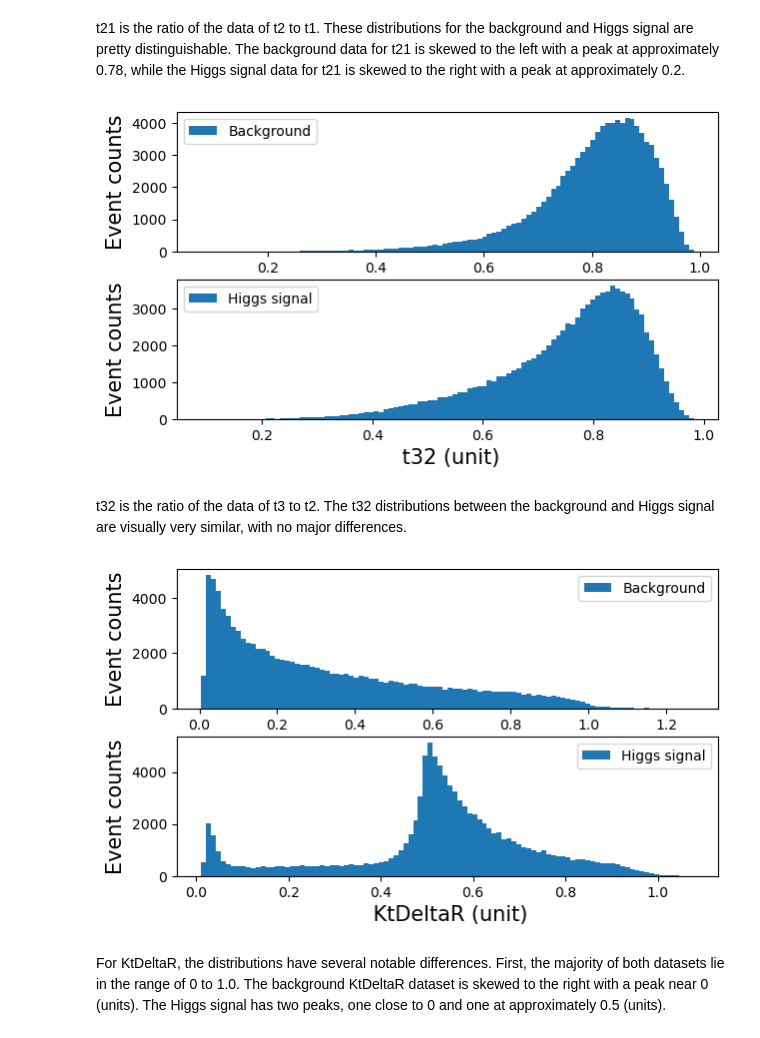
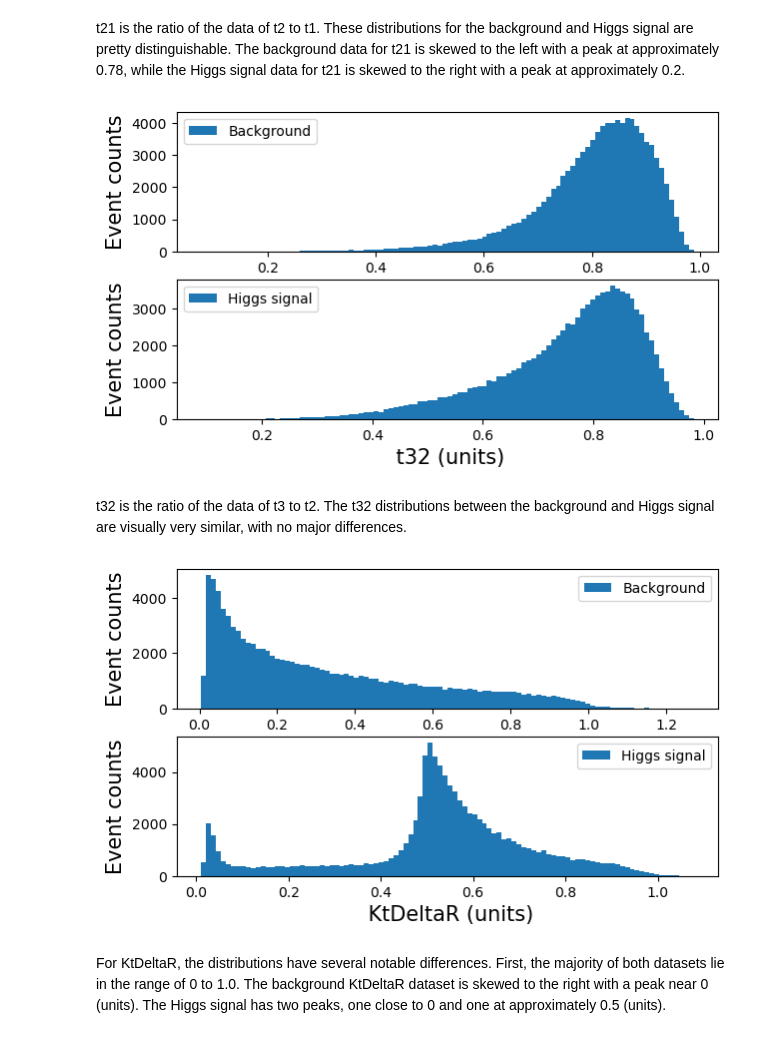
Before and after one commit to jenniv27/phys434, a Jupyter notebook: Labs/Lab5.ipynb, the cells around one changed output. Cells and saved outputs as stored; diff of their text form; code cells hidden in the pictures.

```diff
--- a/Labs/Lab5.ipynb
+++ b/Labs/Lab5.ipynb
@@ -222,15 +225,15 @@ plot_qcd_higgs('t21', 'unit')
 # %% [markdown]
 t21 is the ratio of the data of t2 to t1. These distributions for the background and Higgs signal are pretty distinguishable. The background data for t21 is skewed to the left with a peak at approximately 0.78, while the Higgs signal data for t21 is skewed to the right with a peak at approximately 0.2.
 # %%
-plot_qcd_higgs('t32', 'unit')
+plot_qcd_higgs('t32', 'units')
 # %% [output]
-[figure, old version]
+[figure, new version]
 # %% [markdown]
 t32 is the ratio of the data of t3 to t2. The t32 distributions between the background and Higgs signal are visually very similar, with no major differences.
 # %%
-plot_qcd_higgs('KtDeltaR', 'unit')
+plot_qcd_higgs('KtDeltaR', 'units')
 # %% [output]
-[figure, old version]
+[figure, new version]
 # %% [markdown]
 For KtDeltaR, the distributions have several notable differences. First, the majority of both datasets lie in the range of 0 to 1.0. The background KtDeltaR dataset is skewed to the right with a peak near 0 (units). The Higgs signal has two peaks, one close to 0 and one at approximately 0.5 (units).
 # %% [markdown]
```
Also changed, not shown: parts of 15 cells of this notebook.
